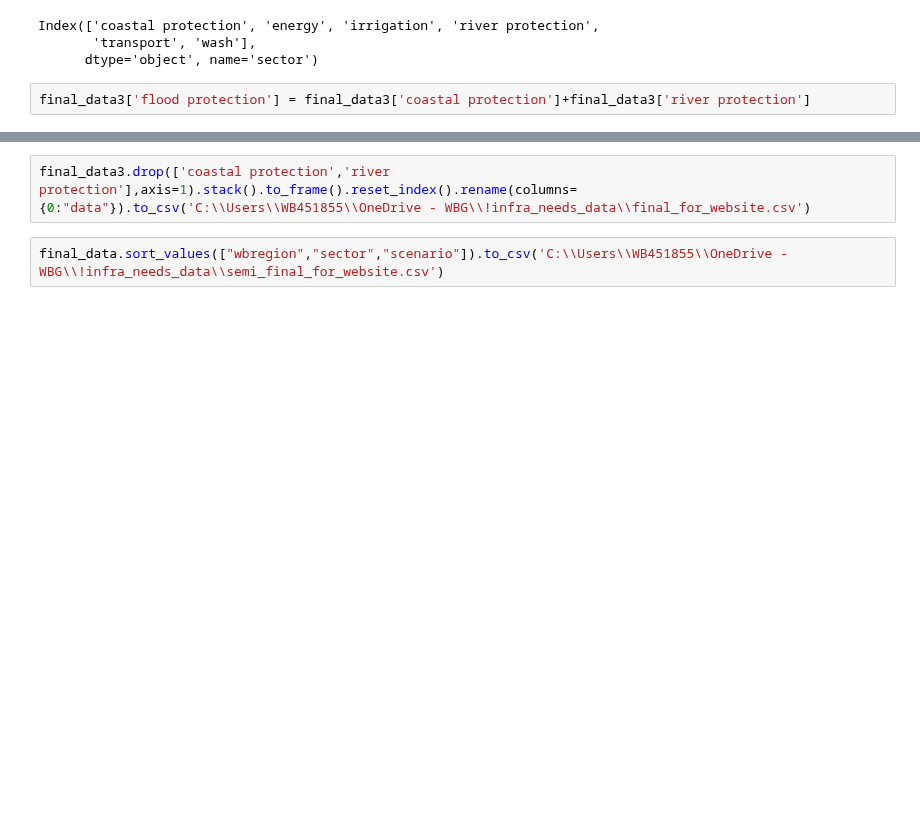
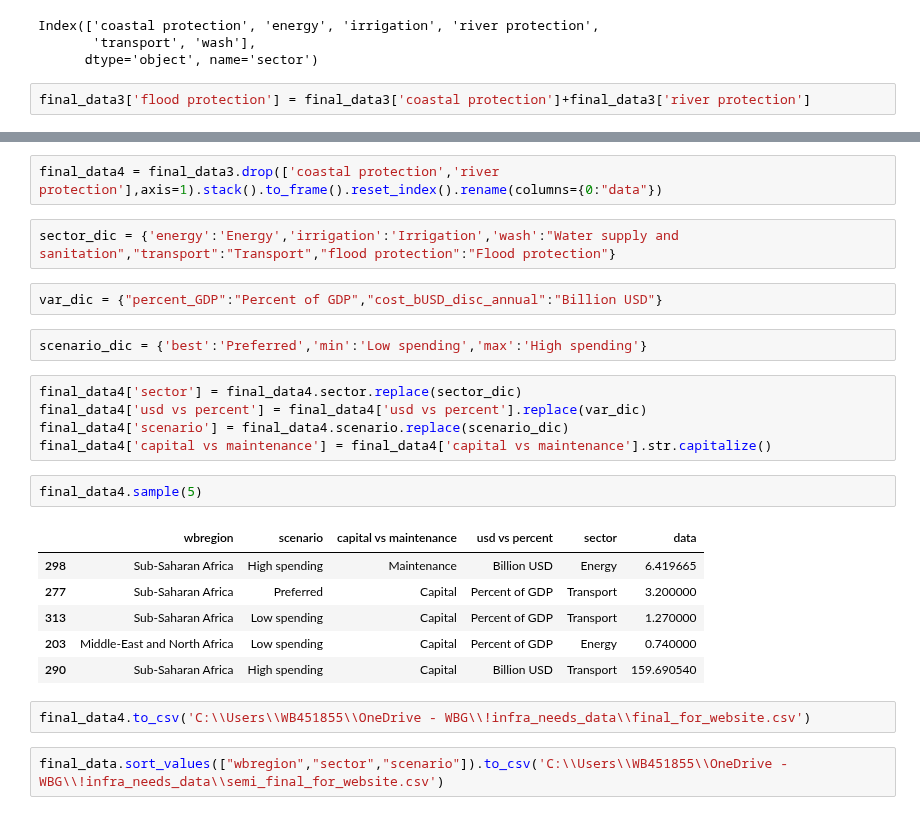
Before and after one commit to julierozenberg/infra_needs_analyses, a Jupyter notebook: bring all together-WB regions.ipynb, the cells around one changed output, grey strips where cells are left out. Cells and saved outputs as stored; diff of their text form; blank space fills up the shorter version.

```diff
--- a/bring all together-WB regions.ipynb
+++ b/bring all together-WB regions.ipynb
@@ -120,5 +120,27 @@ final_data3['Total'] = final_data3[['flood protection','energy','transport','irr
 # %%
-final_data3.drop(['coastal protection','river protection'],axis=1).stack().to_frame().reset_index().rename(columns={0:"data"}).to_csv('C:\\Users\\WB451855\\OneDrive - WBG\\!infra_needs_data\\final_for_website.csv')
+final_data4 = final_data3.drop(['coastal protection','river protection'],axis=1).stack().to_frame().reset_index().rename(columns={0:"data"})
+# %%
+sector_dic = {'energy':'Energy','irrigation':'Irrigation','wash':"Water supply and sanitation","transport":"Transport","flood protection":"Flood protection"}
+# %%
+var_dic = {"percent_GDP":"Percent of GDP","cost_bUSD_disc_annual":"Billion USD"}
+# %%
+scenario_dic = {'best':'Preferred','min':'Low spending','max':'High spending'}
+# %%
+final_data4['sector'] = final_data4.sector.replace(sector_dic)
+final_data4['usd vs percent'] = final_data4['usd vs percent'].replace(var_dic)
+final_data4['scenario'] = final_data4.scenario.replace(scenario_dic)
+final_data4['capital vs maintenance'] = final_data4['capital vs maintenance'].str.capitalize()
+# %%
+final_data4.sample(5)
+# %% [output]
+|  | wbregion | scenario | capital vs maintenance | usd vs percent | sector | data |
+| 298 | Sub-Saharan Africa | High spending | Maintenance | Billion USD | Energy | 6.419665 |
+| 277 | Sub-Saharan Africa | Preferred | Capital | Percent of GDP | Transport | 3.200000 |
+| 313 | Sub-Saharan Africa | Low spending | Capital | Percent of GDP | Transport | 1.270000 |
+| 203 | Middle-East and North Africa | Low spending | Capital | Percent of GDP | Energy | 0.740000 |
+| 290 | Sub-Saharan Africa | High spending | Capital | Billion USD | Transport | 159.690540 |
+# %%
+final_data4.to_csv('C:\\Users\\WB451855\\OneDrive - WBG\\!infra_needs_data\\final_for_website.csv')
 # %%
 final_data.sort_values(["wbregion","sector","scenario"]).to_csv('C:\\Users\\WB451855\\OneDrive - WBG\\!infra_needs_data\\semi_final_for_website.csv')
 # %%
```
Also changed, not shown: parts of 3 cells of this notebook, 2 other files.
